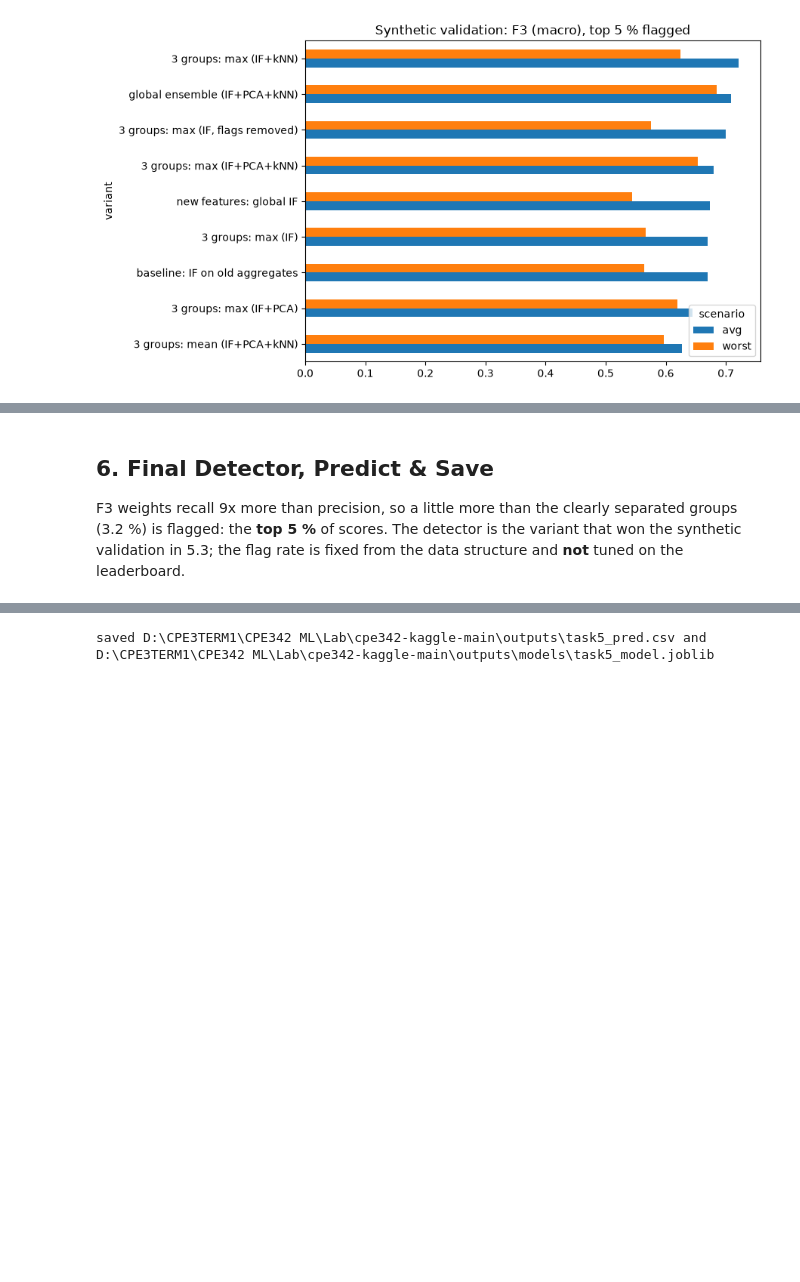
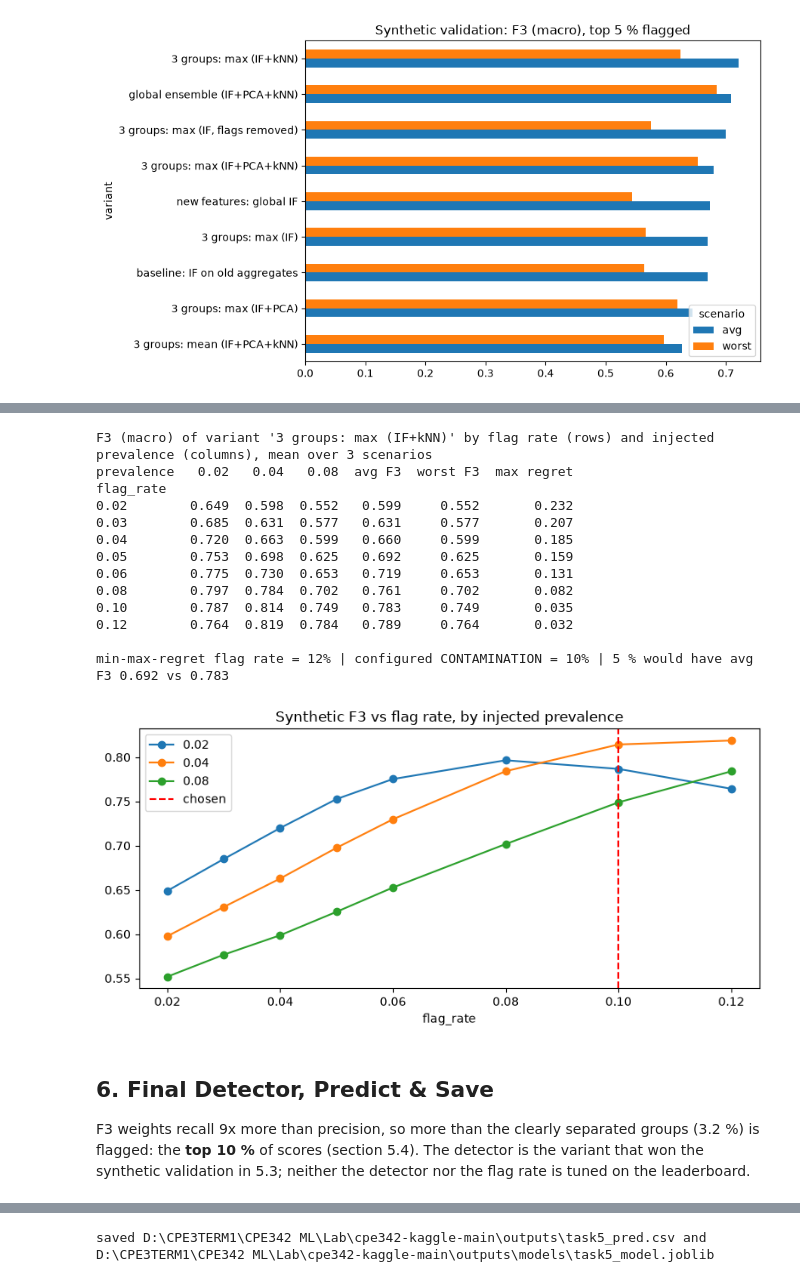
Before and after one commit to supxrpoxm/CPE342-Hackathon, a Jupyter notebook: task5/task5.ipynb, the cells around one changed output, grey strips where cells are left out. Drawn from its saved outputs; the diff is of its cells as text; code cells hidden in the pictures; blank space fills up the shorter version.

```diff
--- a/task5/task5.ipynb
+++ b/task5/task5.ipynb
@@ -418,7 +427,53 @@ Best variant (highest average F3 over 4 scenarios): 3 groups: max (IF+kNN) | avg
+# %%
+RATES = [0.02, 0.03, 0.04, 0.05, 0.06, 0.08, 0.10, 0.12]
+PREVS = [0.02, 0.04, 0.08]
+SCEN_54 = {k: SCENARIOS[k] for k in ("threats / flags uninformative", "threats / weak (60 %)", "generic unseen type")}
+
+
+def selected_scores(d_syn, seed):
+    if best_variant == VARIANTS[0]:
+        Fo = aggregate_periods(d_syn); Fo = Fo.fillna(Fo.median())
+        return fit_if(Fo, list(Fo.columns), seed, N_EST_VAL)[0]
+    return variant_scores(detector_scores(prepare(d_syn), seed, N_EST_VAL)[0])[best_variant]
+
+
+rate_rows = []
+for prev in PREVS:
+    for scen, kw in SCEN_54.items():
+        d_syn, y = inject(df, 200, rate=prev, **kw)
+        sc_ = selected_scores(d_syn, SEED)
+        for r_ in RATES:
+            rate_rows.append({"prevalence": prev, "scenario": scen, "flag_rate": r_, "F3": f3_macro(y, top_rate_flags(sc_, r_))})
+R = pd.DataFrame(rate_rows)
+byprev = R.pivot_table(index="flag_rate", columns="prevalence", values="F3", aggfunc="mean")
+regret = byprev.max(axis=0) - byprev                      # gap to the best flag rate of that prevalence
+summ = byprev.copy()
+summ["avg F3"], summ["worst F3"], summ["max regret"] = byprev.mean(axis=1), byprev.min(axis=1), regret.max(axis=1)
+print(f"F3 (macro) of variant '{best_variant}' by flag rate (rows) and injected prevalence (columns), mean over 3 scenarios")
+print(summ.round(3).to_string())
+rec = summ["max regret"].idxmin()
+print(f"\nmin-max-regret flag rate = {rec:.0%} | configured CONTAMINATION = {CONTAMINATION:.0%} | 5 % would have avg F3 {summ.loc[0.05, 'avg F3']:.3f} vs {summ.loc[CONTAMINATION, 'avg F3']:.3f}")
+byprev.plot(marker="o", figsize=(8, 4), title="Synthetic F3 vs flag rate, by injected prevalence")
+plt.axvline(CONTAMINATION, color="red", ls="--", label="chosen"); plt.legend(); plt.tight_layout(); plt.show()
+# %% [output]
+F3 (macro) of variant '3 groups: max (IF+kNN)' by flag rate (rows) and injected prevalence (columns), mean over 3 scenarios
+prevalence   0.02   0.04   0.08  avg F3  worst F3  max regret
+flag_rate
+0.02        0.649  0.598  0.552   0.599     0.552       0.232
+0.03        0.685  0.631  0.577   0.631     0.577       0.207
+0.04        0.720  0.663  0.599   0.660     0.599       0.185
+0.05        0.753  0.698  0.625   0.692     0.625       0.159
+0.06        0.775  0.730  0.653   0.719     0.653       0.131
+0.08        0.797  0.784  0.702   0.761     0.702       0.082
+0.10        0.787  0.814  0.749   0.783     0.749       0.035
+0.12        0.764  0.819  0.784   0.789     0.764       0.032
+
+min-max-regret flag rate = 12% | configured CONTAMINATION = 10% | 5 % would have avg F3 0.692 vs 0.783
+[figure, added]
 # %% [markdown]
 ## 6. Final Detector, Predict & Save
 
-F3 weights recall 9x more than precision, so a little more than the clearly separated groups (3.2 %) is flagged: the **top 5 %** of scores. The detector is the variant that won the synthetic validation in 5.3; the flag rate is fixed from the data structure and **not** tuned on the leaderboard.
+F3 weights recall 9x more than precision, so more than the clearly separated groups (3.2 %) is flagged: the **top 10 %** of scores (section 5.4). The detector is the variant that won the synthetic validation in 5.3; neither the detector nor the flag rate is tuned on the leaderboard.
 # %%
 S_real, models_real = detector_scores(F_new, SEED, N_EST)
 V_real = {VARIANTS[0]: fit_if(F, list(F.columns), SEED, N_EST)[0], **variant_scores(S_real)}
```
Also changed, not shown: parts of 5 cells of this notebook.
